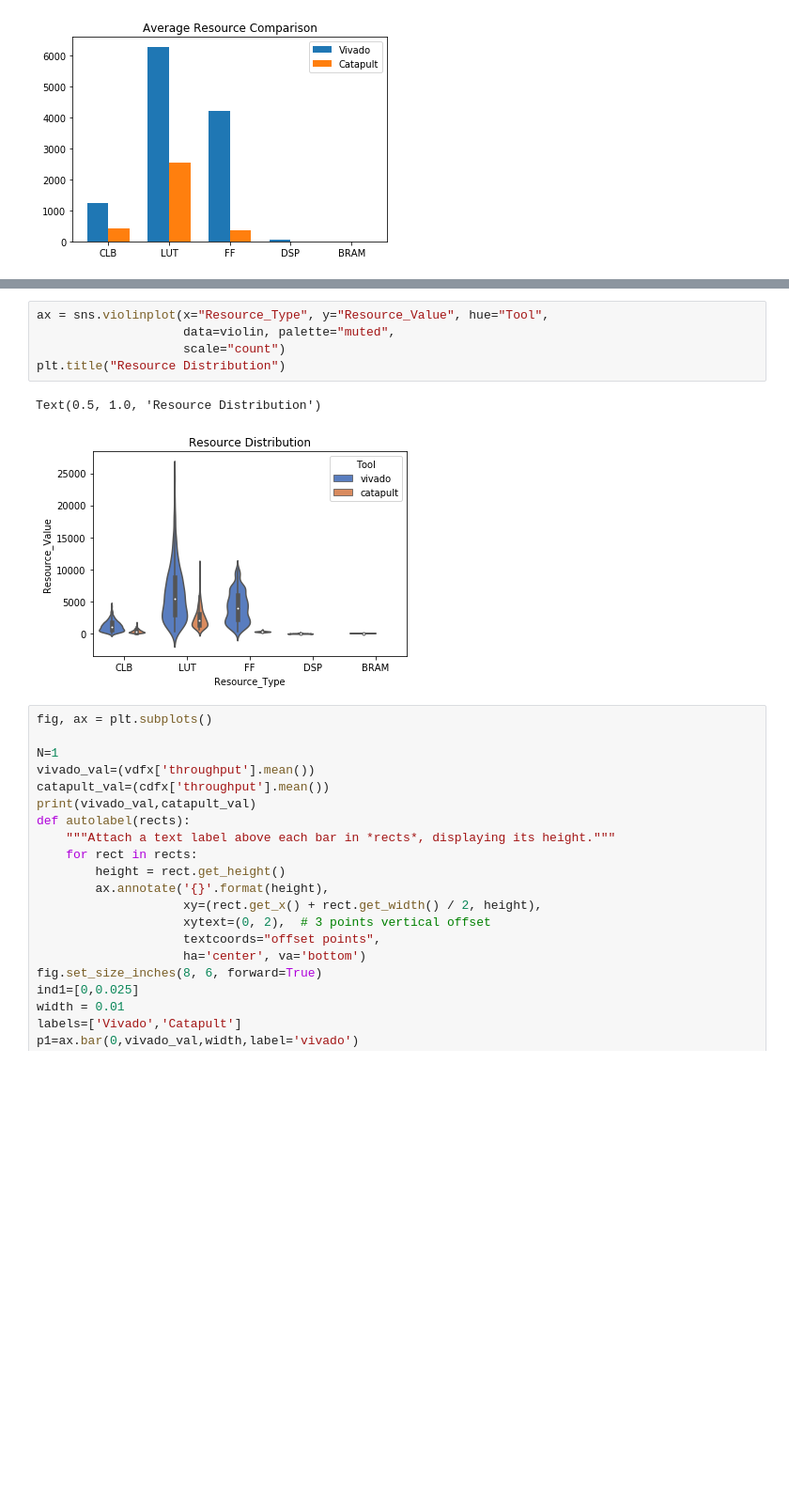
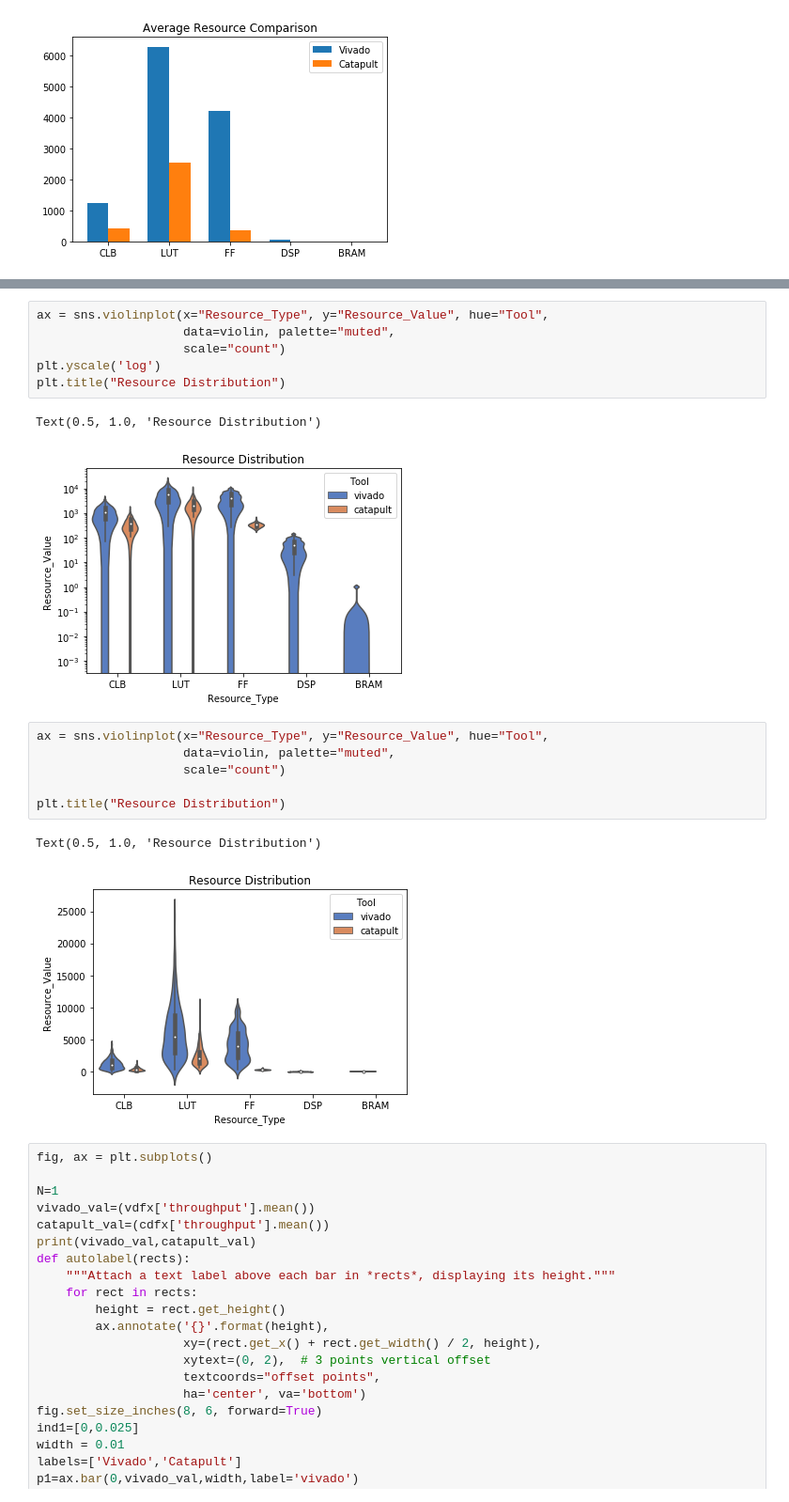
Before and after one commit to KastnerRG/Spector-HLS, a Jupyter notebook: sobel_filter/results/postproc/sobelx_postproc.ipynb, the cells around one changed output, grey strips where cells are left out. Shown at 94% size. Saved outputs shown, nothing was run; the diff lists cells and outputs as text; blank space fills up the shorter version.

```diff
--- a/sobel_filter/results/postproc/sobelx_postproc.ipynb
+++ b/sobel_filter/results/postproc/sobelx_postproc.ipynb
@@ -108,7 +131,17 @@ plt.show()
+# %%
+ax = sns.violinplot(x="Resource_Type", y="Resource_Value", hue="Tool",
+                    data=violin, palette="muted",
+                    scale="count")
+plt.yscale('log')
+plt.title("Resource Distribution")
+# %% [output]
+Text(0.5, 1.0, 'Resource Distribution')
+[figure, added]
 # %%
 ax = sns.violinplot(x="Resource_Type", y="Resource_Value", hue="Tool",
                     data=violin, palette="muted",
                     scale="count")
+
 plt.title("Resource Distribution")
 # %% [output]
 Text(0.5, 1.0, 'Resource Distribution')
```
Also changed, not shown: parts of 3 cells of this notebook, 3 other files.
